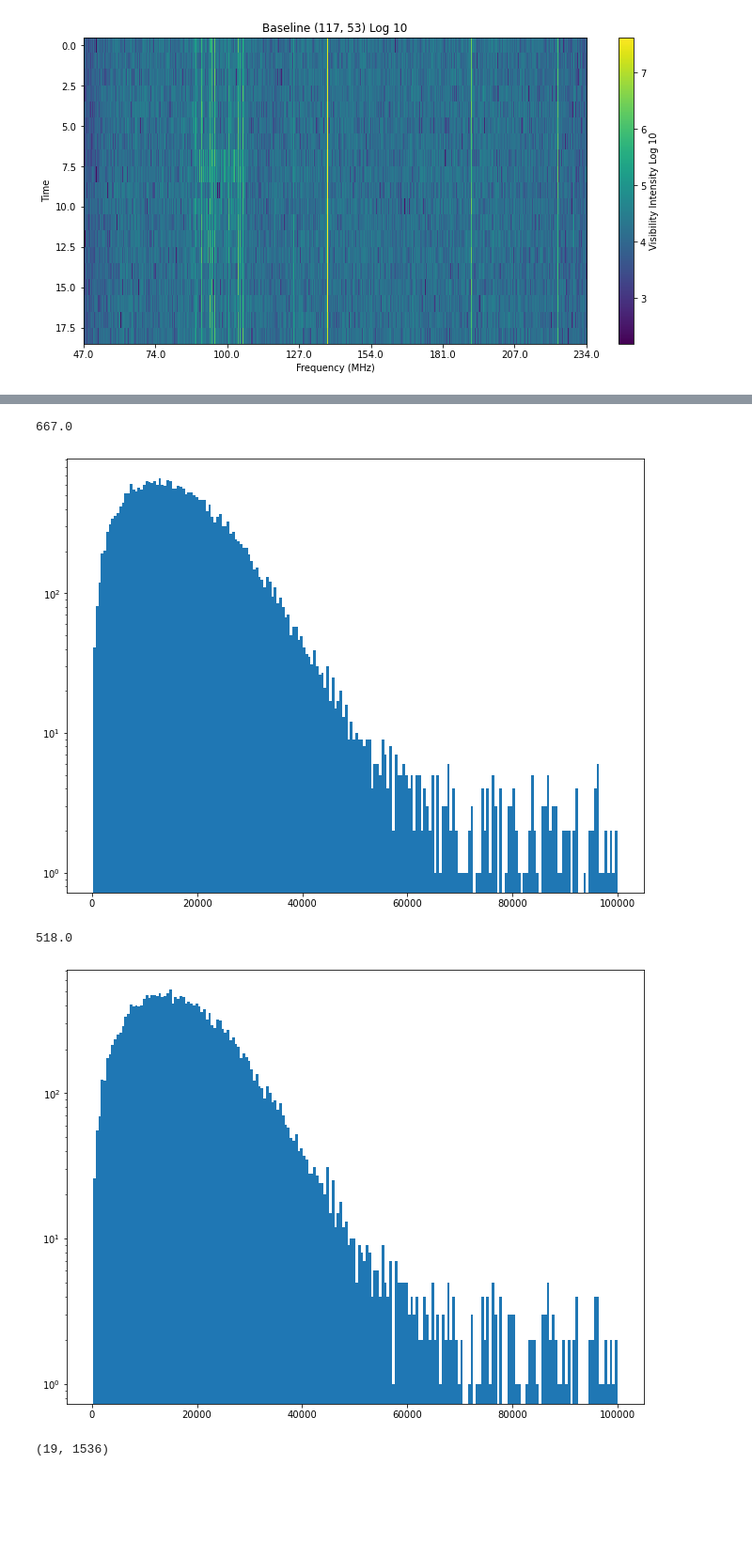
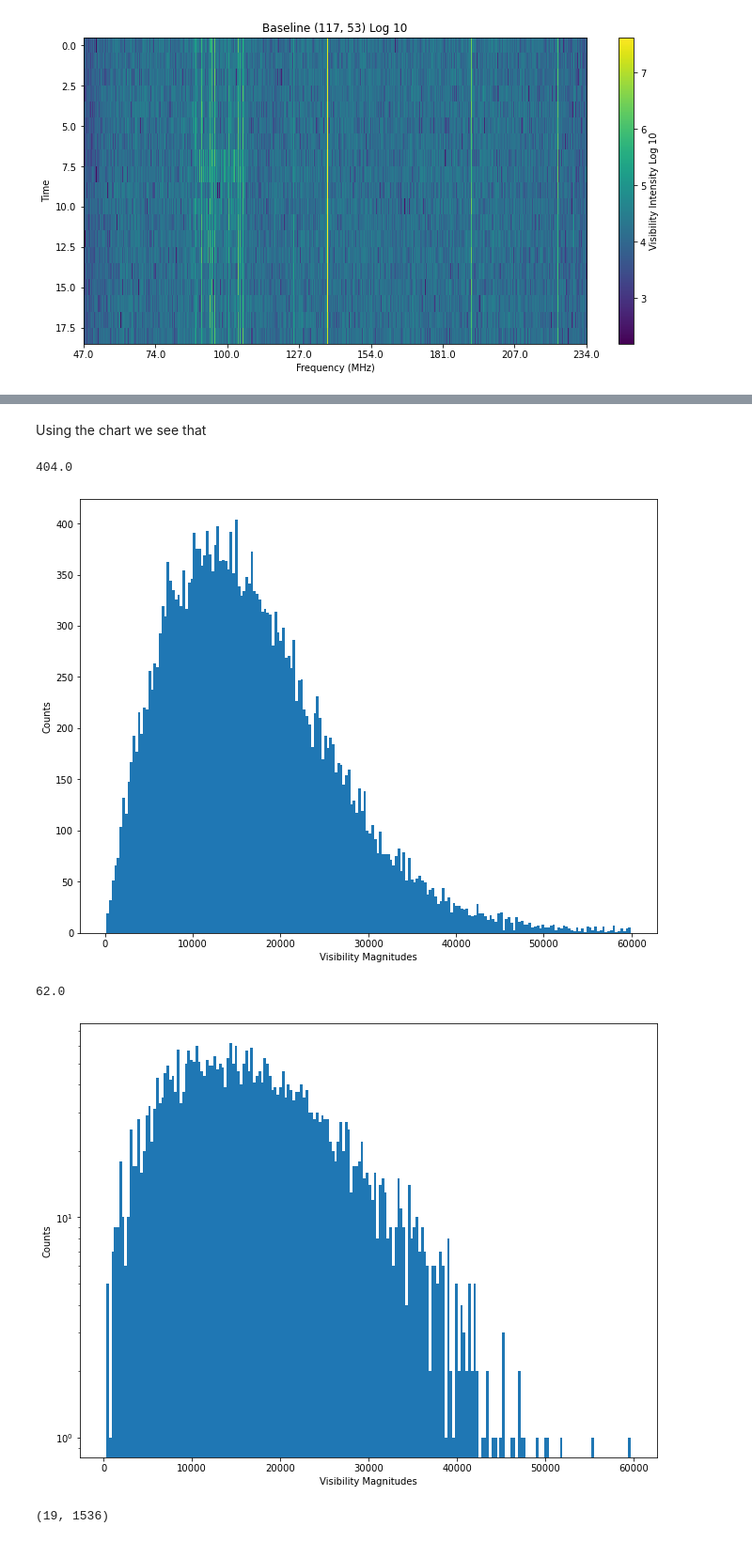
Before and after one commit to maria8ch/Phys434_BigData, a Jupyter notebook: lab78_Berres.ipynb, the cells around one changed output, grey strips where cells are left out. Shown at 94% size. Drawn from its saved outputs; the diff is of its cells as text; code cells hidden in the pictures; blank space fills up the shorter version.

```diff
--- a/lab78_Berres.ipynb
+++ b/lab78_Berres.ipynb
@@ -140,25 +157,31 @@ $\Delta t = t_{n+1} - t_n$
+# %% [markdown]
+Using the chart we see that
 # %%
 plt.subplots(figsize=(11,8.5))
 sr1f=np.abs(sr1).flatten()
 #vro1=sr1f[200:1400]
-vro1 = sr1f[sr1f < 1e5]
-plt.yscale('log')
+vro1 = sr1f[sr1f < 6e4]
+#plt.yscale('log')
 n=plt.hist(vro1,bins=200);
 print(n[0].max())
+plt.xlabel('Visibility Magnitudes')
+plt.ylabel('Counts');
 # %% [output]
-667.0
+404.0
-[figure, old version]
+[figure, new version]
 # %%
 plt.subplots(figsize=(11,8.5))
-sr1f=np.abs(sr1[:,200:1400]).flatten()
+sr1f=np.abs(sr1[:,900:1100]).flatten()
 vro1=sr1f
-vro1 = vro1[vro1 < 1e5]
+vro1 = vro1[vro1 <6e4]
 plt.yscale('log')
 n=plt.hist(vro1,bins=200);
 print(n[0].max())
+plt.xlabel('Visibility Magnitudes')
+plt.ylabel('Counts');
 # %% [output]
-518.0
+62.0
-[figure, old version]
+[figure, new version]
 # %%
 sr1[::].shape
 # %% [output]
```
Also changed, not shown: parts of 40 cells of this notebook.
